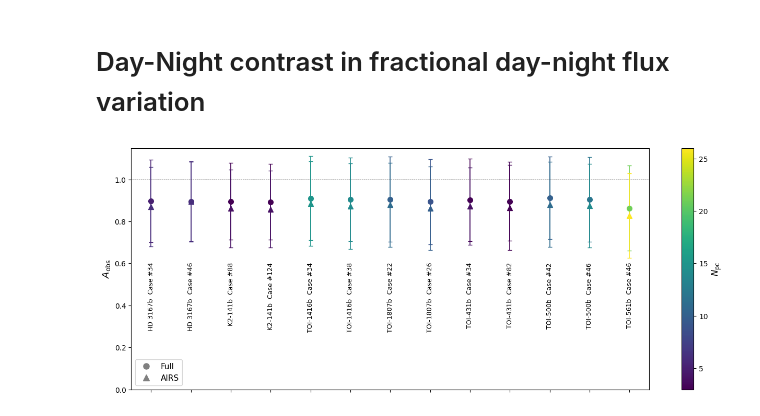
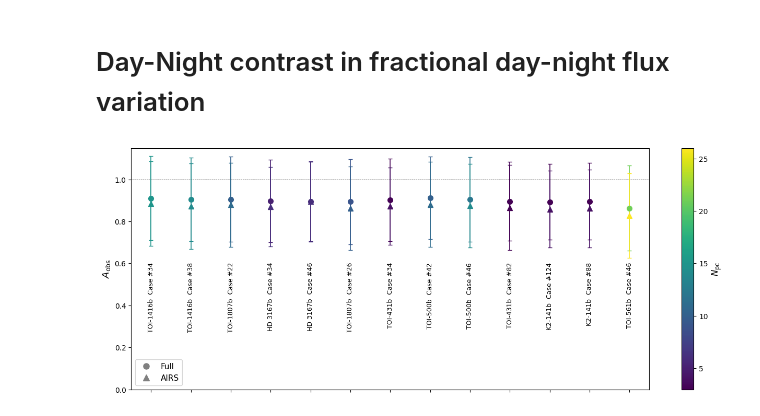
Before and after one commit to lorlo9999/MasterThesis, a Jupyter notebook: thesis-plots.ipynb, the cells around one changed output. Cells and saved outputs as stored; diff of their text form; code cells hidden in the pictures.

```diff
--- a/thesis-plots.ipynb
+++ b/thesis-plots.ipynb
@@ -2352,7 +2352,7 @@ exec(open("supertable_code.py").read())
 
 # obs still has A_obs/N_pc columns (df dropped them in col_order); filter LHS 1478b
 obs_plot = obs[~obs["Planet"].str.contains("LHS 1478b")].dropna(subset=["A_obs"]).copy()
-obs_plot = obs_plot.sort_values(["Planet", "Case #"]).reset_index(drop=True)
+obs_plot = obs_plot.sort_values("T_day [K]").reset_index(drop=True)
 
 labels = [f"{row['Planet']}  Case #{int(row['Case #'])}" for _, row in obs_plot.iterrows()]
 x = np.arange(len(obs_plot))
@@ -2379,31 +2379,31 @@ for i, row in obs_plot.iterrows():
                        fmt='^', color=c, markersize=7, capsize=3, elinewidth=1.2, zorder=3)
 
 # vertical case labels in data coordinates, just below the lowest error bar bottom
 y_bottom = min(
     (obs_plot["A_obs"] - obs_plot["\u03c3_obs"]).min(),
     (obs_plot["A_obs_AIRS"] - obs_plot["\u03c3_obs_AIRS"]).min()
 )
 frame.set_xticks(x)
 frame.set_xticklabels([])
 for i, label in enumerate(labels):
     frame.text(i, y_bottom - 0.02, label, rotation=90, ha='center', va='top', fontsize=9)
 
 frame.set_ylabel(r"$A_{\rm obs}$", fontsize=13)
 frame.set_xlim(-0.5, len(obs_plot) - 0.5)
 frame.axhline(1, color='black', linestyle='--', linewidth=0.5)
 
 sm = ScalarMappable(cmap=cmap, norm=norm)
 sm.set_array([])
 cbar = fig.colorbar(sm, ax=frame)
 cbar.set_label(r"$N_{\rm pc}$", fontsize=12)
 
 frame.legend(handles=[
     Line2D([0], [0], marker='o', color='gray', label='Full', linestyle='None', markersize=8),
     Line2D([0], [0], marker='^', color='gray', label='AIRS', linestyle='None', markersize=8),
 ], fontsize=11)
 
 plt.ylim(0, 1.15)
 savefig('thesis-plots/A_obs_scatter.pdf', bbox_inches='tight')
 plt.show()
 # %% [output]
-[figure, old version]
+[figure, new version]
```
Also changed, not shown: 2 other files.
